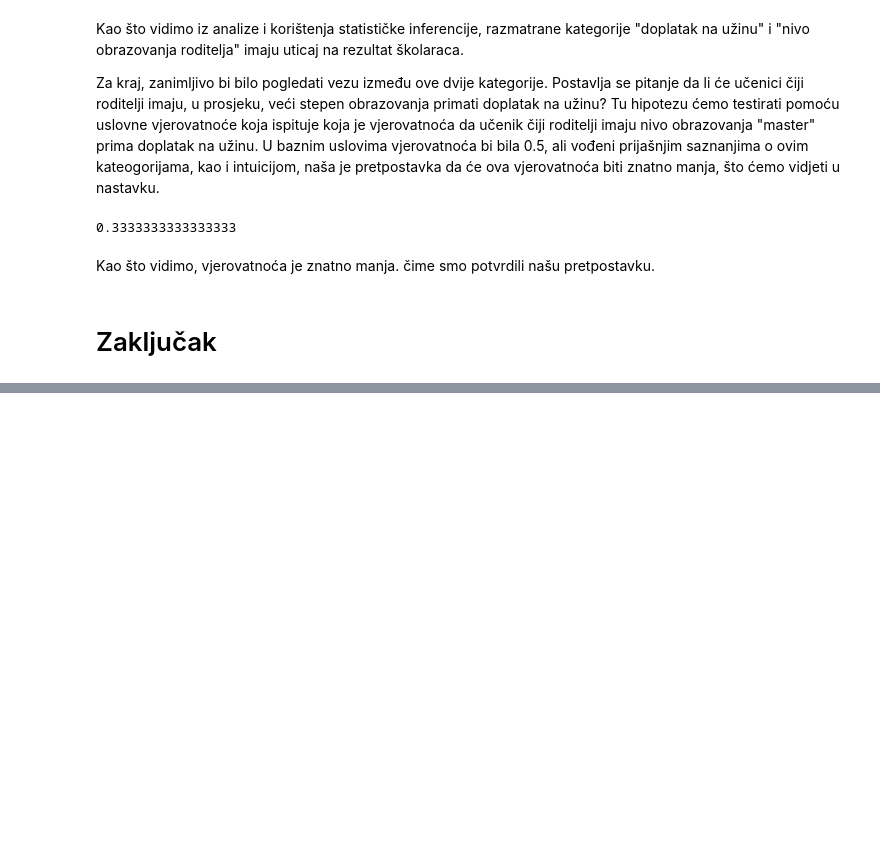
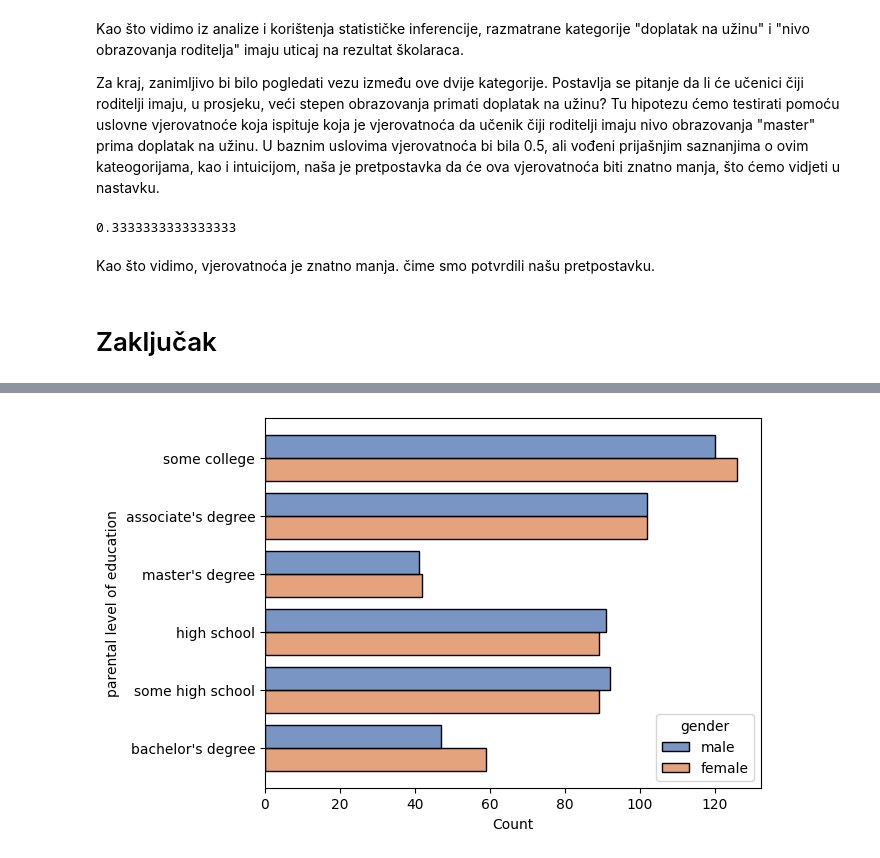
Before and after one commit to kanitakadusic/student-performance-prediction, a Jupyter notebook: colab.ipynb, the cells around one changed output, grey strips where cells are left out. Cells and saved outputs as stored; diff of their text form; code cells hidden in the pictures; blank space fills up the shorter version.

```diff
--- a/colab.ipynb
+++ b/colab.ipynb
@@ -599,0 +609,5 @@ Sveukupni zaključak
+# %%
+his = seaborn.histplot(data = dataframe_large, y = "parental level of education", multiple="dodge", shrink=.8, hue = "gender", palette = "deep")
+plot.show()
+# %% [output]
+[figure, added]
```
Also changed, not shown: parts of 17 cells of this notebook.
